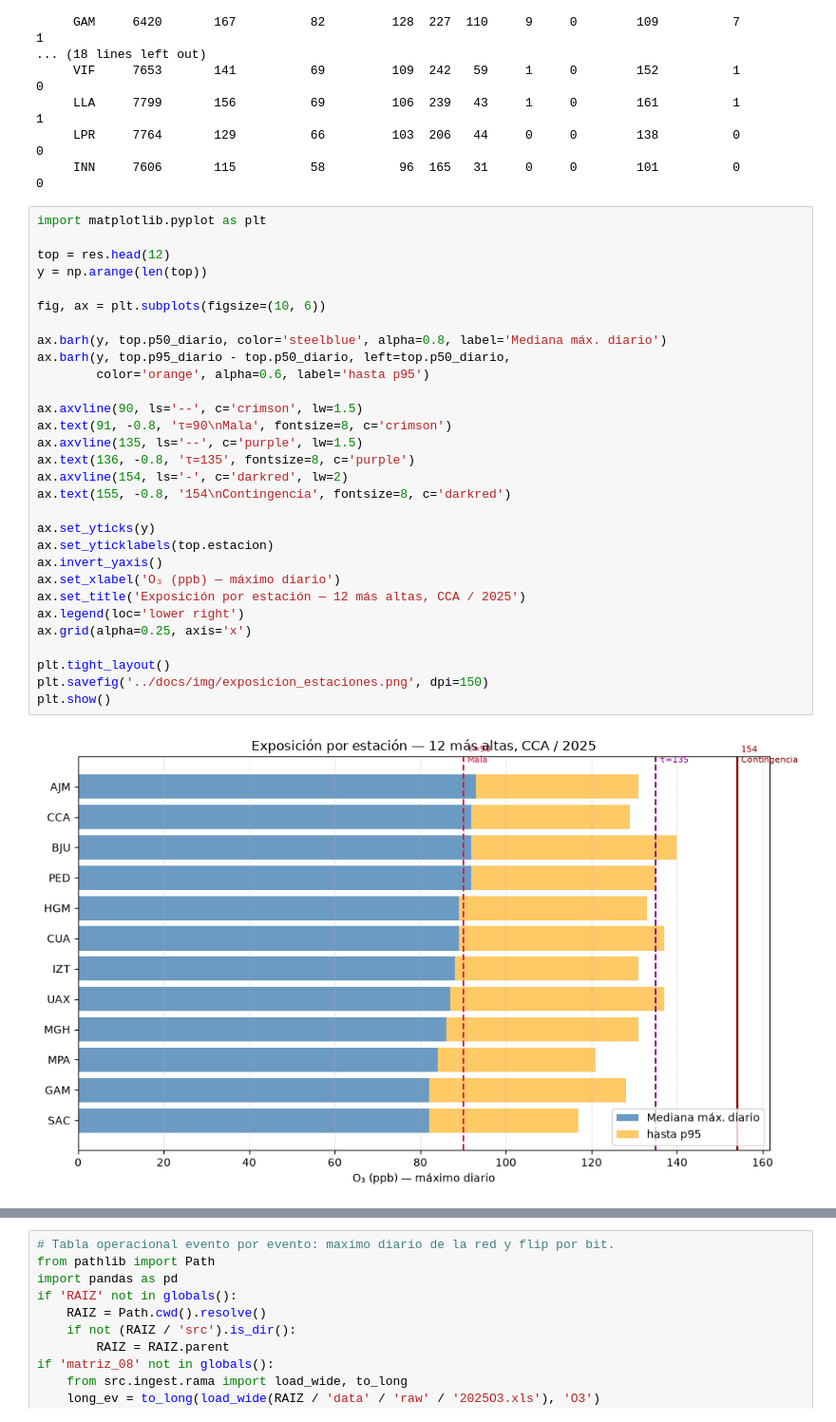
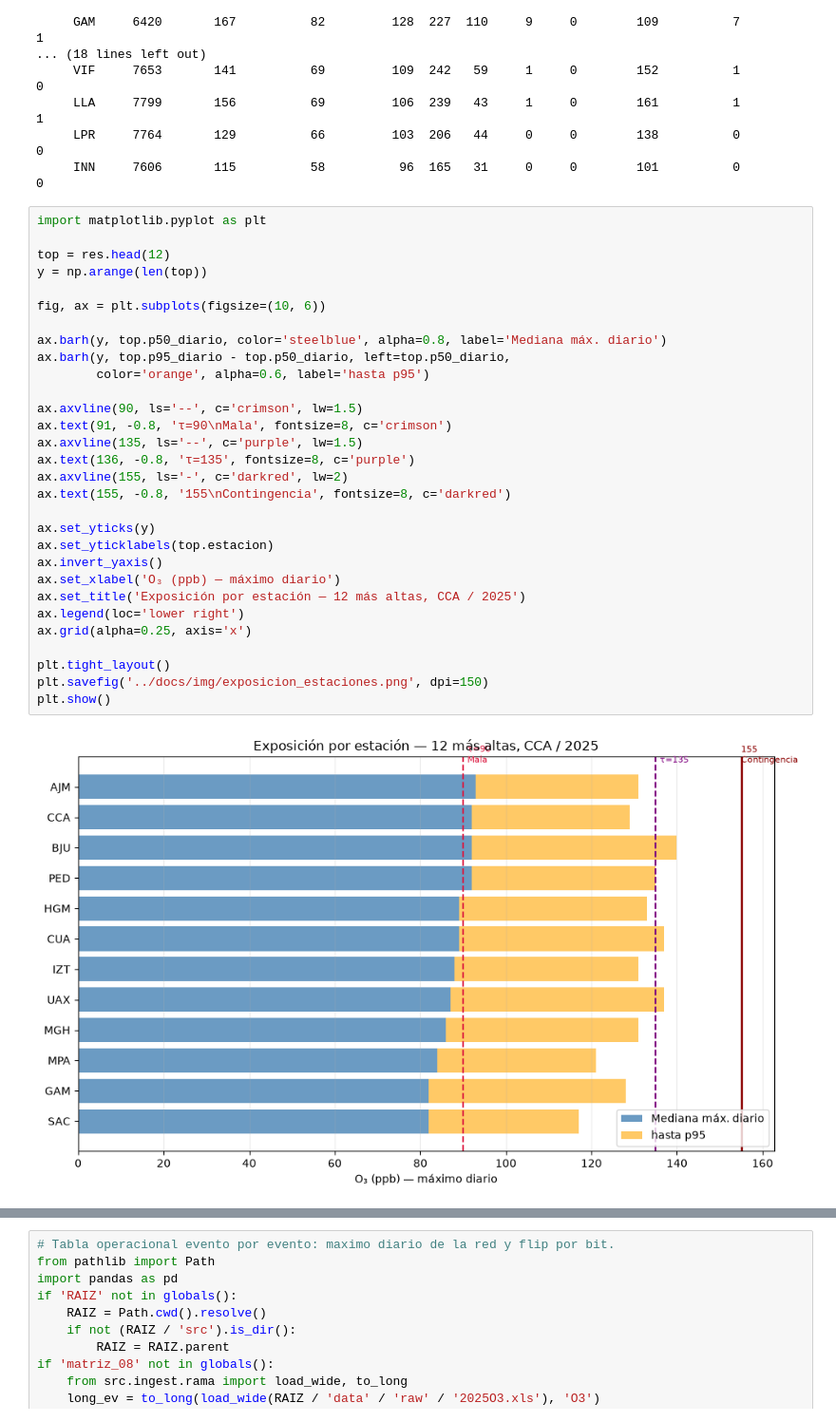
Before and after one commit to JoseLili/lorawan11-rama-detection, a Jupyter notebook: notebooks/08_proximidad_umbrales.ipynb, the cells around one changed output, grey strips where cells are left out. Shown at 95% size. Cells and saved outputs as stored; diff of their text form.

```diff
--- a/notebooks/08_proximidad_umbrales.ipynb
+++ b/notebooks/08_proximidad_umbrales.ipynb
@@ -192,33 +192,33 @@ estacion  n_horas  max_2025  p50_diario  p95_diario  >58  >90  >135  >175  vuln_
 # %%
 import matplotlib.pyplot as plt
 
 top = res.head(12)
 y = np.arange(len(top))
 
 fig, ax = plt.subplots(figsize=(10, 6))
 
 ax.barh(y, top.p50_diario, color='steelblue', alpha=0.8, label='Mediana máx. diario')
 ax.barh(y, top.p95_diario - top.p50_diario, left=top.p50_diario,
         color='orange', alpha=0.6, label='hasta p95')
 
 ax.axvline(90, ls='--', c='crimson', lw=1.5)
 ax.text(91, -0.8, 'τ=90\nMala', fontsize=8, c='crimson')
 ax.axvline(135, ls='--', c='purple', lw=1.5)
 ax.text(136, -0.8, 'τ=135', fontsize=8, c='purple')
-ax.axvline(154, ls='-', c='darkred', lw=2)
-ax.text(155, -0.8, '154\nContingencia', fontsize=8, c='darkred')
+ax.axvline(155, ls='-', c='darkred', lw=2)
+ax.text(155, -0.8, '155\nContingencia', fontsize=8, c='darkred')
 
 ax.set_yticks(y)
 ax.set_yticklabels(top.estacion)
 ax.invert_yaxis()
 ax.set_xlabel('O₃ (ppb) — máximo diario')
 ax.set_title('Exposición por estación — 12 más altas, CCA / 2025')
 ax.legend(loc='lower right')
 ax.grid(alpha=0.25, axis='x')
 
 plt.tight_layout()
 plt.savefig('../docs/img/exposicion_estaciones.png', dpi=150)
 plt.show()
 # %% [output]
-[figure, old version]
+[figure, new version]
 # %%
```
Also changed, not shown: parts of 14 cells of this notebook, 13 other files.
